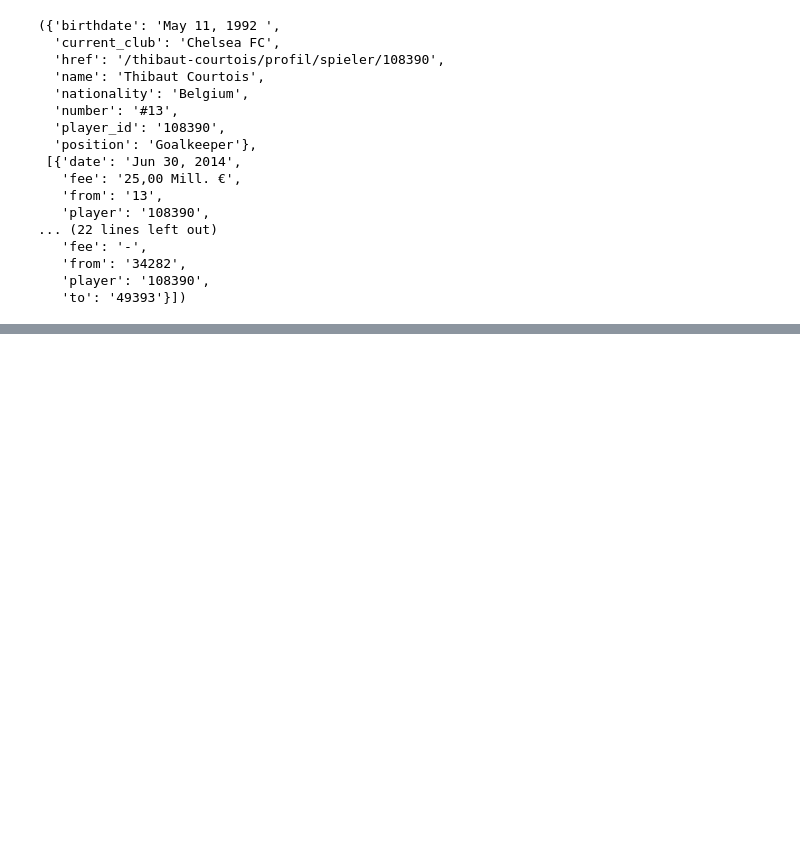
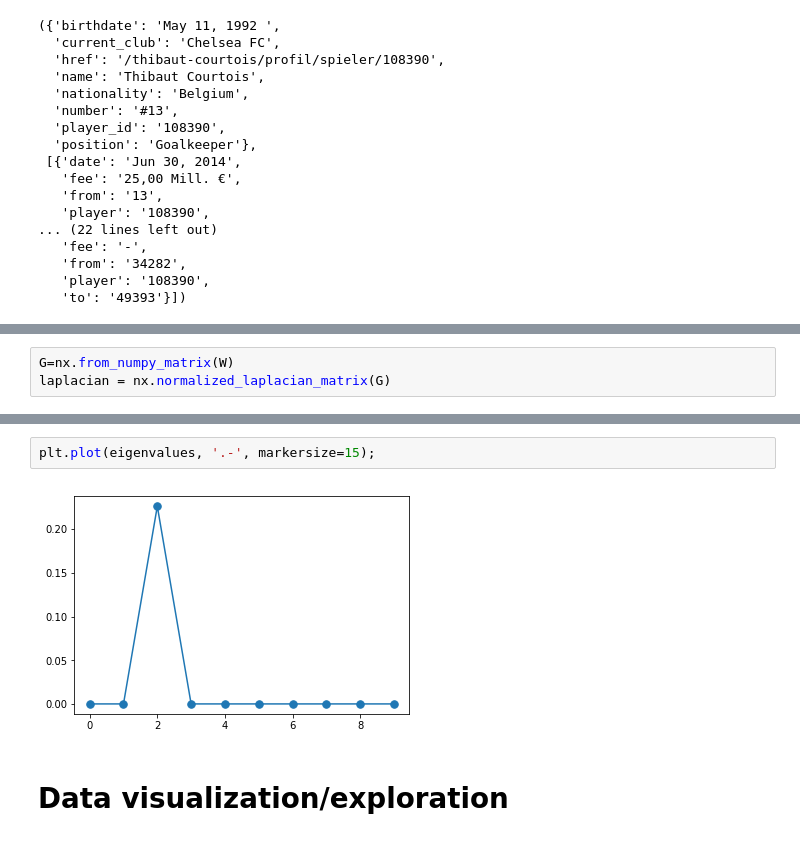
Before and after one commit to nathanquinteiro/ntds_football_transfer, a Jupyter notebook: graph/Graph.ipynb, the cells around one changed output, grey strips where cells are left out. Drawn from its saved outputs; the diff is of its cells as text; blank space fills up the shorter version.

```diff
--- a/graph/Graph.ipynb
+++ b/graph/Graph.ipynb
@@ -85,0 +257,3 @@ test
+# %%
+G=nx.from_numpy_matrix(W)
+laplacian = nx.normalized_laplacian_matrix(G)
@@ -85,0 +272,6 @@ test
+# %%
+plt.plot(eigenvalues, '.-', markersize=15);
+# %% [output]
+[figure, added]
+# %% [markdown]
+# Data visualization/exploration
```
Also changed, not shown: parts of 30 cells of this notebook, 1 other file.
